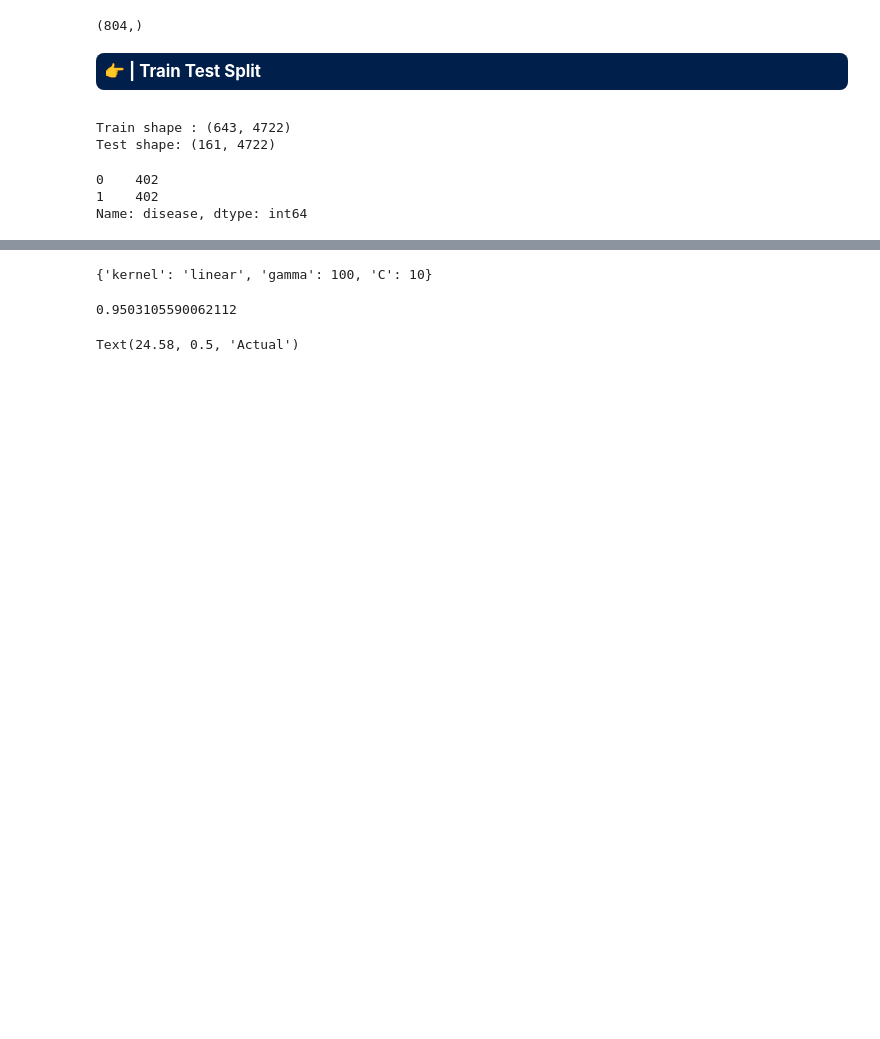
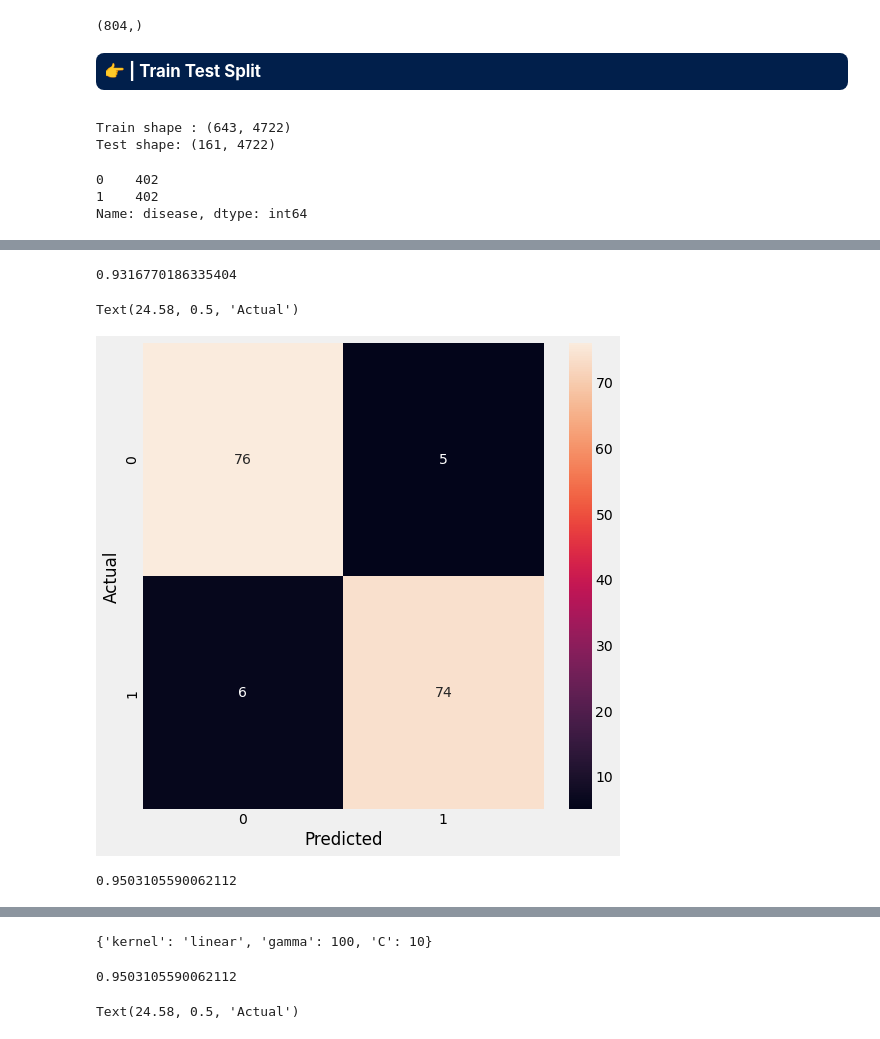
Before and after one commit to AnitaTasnim/Colab_Fetching_test, a Jupyter notebook: Copy_of_lung_cancer_2nd_code.ipynb, the cells around one changed output, grey strips where cells are left out. Saved outputs shown, nothing was run; the diff lists cells and outputs as text; code cells hidden in the pictures; blank space fills up the shorter version.

Commit message:
svc(with 3 forms, with tts random_state=18)

```diff
--- a/Copy_of_lung_cancer_2nd_code.ipynb
+++ b/Copy_of_lung_cancer_2nd_code.ipynb
@@ -143,3 +143,6 @@ y_oversample.value_counts()
 0    402
 1    402
 Name: disease, dtype: int64
+# %%
+from sklearn.svm import NuSVC
+clf=NuSVC(nu=0.3011101113,kernel='linear',gamma=10)
@@ -145,0 +168,20 @@ Name: disease, dtype: int64
+# %%
+model = SVC(kernel = 'linear', C = 0.2111,random_state=0,probability = True)
+
+model.fit(xtrain, ytrain)
+model.score(xtest,ytest)
+
+model.score(xtest,ytest)
+# %% [output]
+0.9316770186335404
+# %%
+y__svc=model.predict(xtest)
+# %%
+confusion_svc=confusion_matrix(ytest,y__svc)
+plt.figure(figsize=(8,8))
+sns.heatmap(confusion_svc,annot=True)
+plt.xlabel("Predicted")
+plt.ylabel("Actual")
+# %% [output]
+Text(24.58, 0.5, 'Actual')
+[figure, added]
@@ -145,0 +192,5 @@ Name: disease, dtype: int64
+# %%
+cl1j.fit(xtrain, ytrain)
+cl1j.score(xtest,ytest)
+# %% [output]
+0.9503105590062112
```
Also changed, not shown: parts of 13 cells of this notebook.
